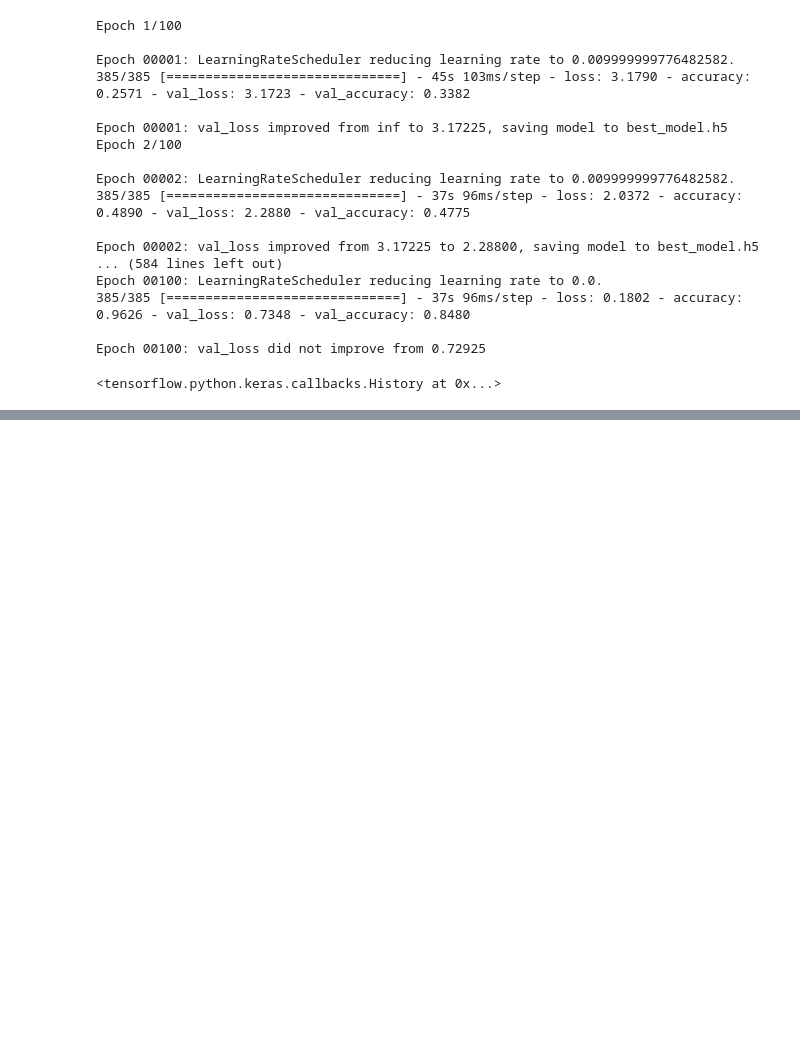
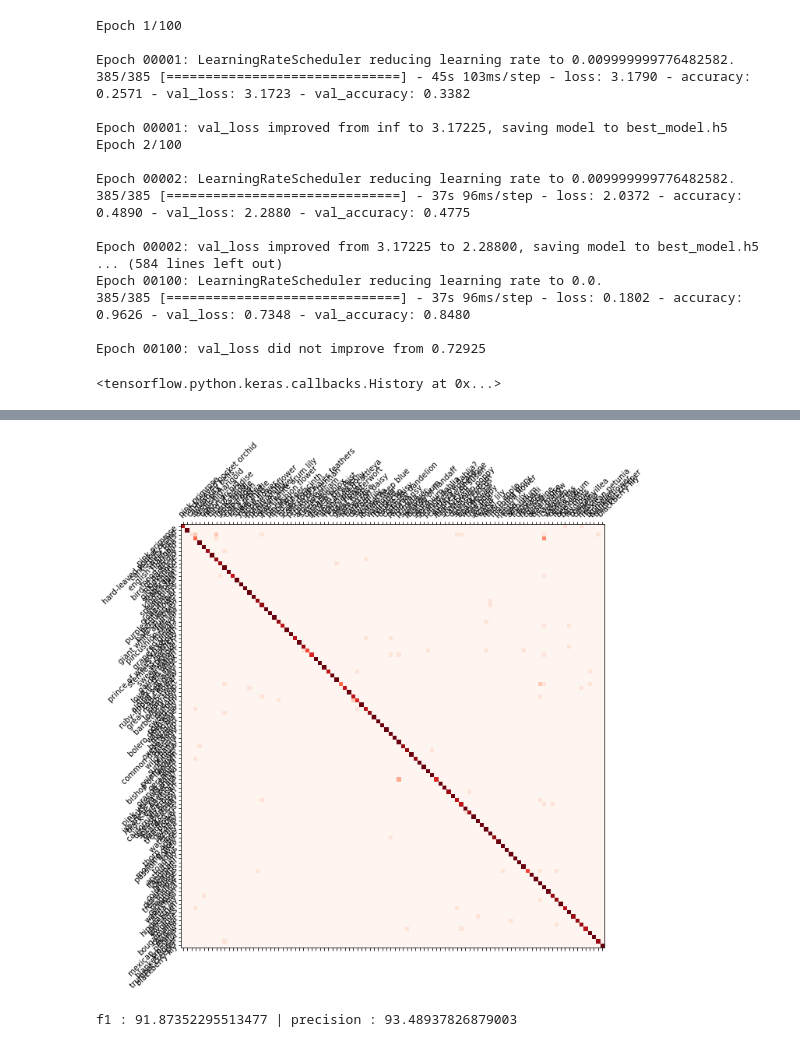
Before and after one commit to valentin-fngr/cnn_practice, a Jupyter notebook: flowers104_transfer_learning/transfer_learning_experimentations.ipynb, the cells around one changed output, grey strips where cells are left out. Saved outputs shown, nothing was run; the diff lists cells and outputs as text; code cells hidden in the pictures; blank space fills up the shorter version.

```diff
--- a/flowers104_transfer_learning/transfer_learning_experimentations.ipynb
+++ b/flowers104_transfer_learning/transfer_learning_experimentations.ipynb
@@ -279,0 +352,5 @@ Epoch 00100: val_loss did not improve from 0.72925
+# %%
+test_label = list(test_label.as_numpy_iterator())
+# %%
+probs = model.predict(test_images)
+predidctions = np.argmax(probs, axis=-1)
@@ -279,0 +359,22 @@ Epoch 00100: val_loss did not improve from 0.72925
+# %%
+f1 = f1_score(test_label, predidctions, average="macro")
+precision = precision_score(test_label, predidctions, average="macro")
+matr = confusion_matrix(test_label, predidctions)
+# %%
+def display_confusion_matrix(cmat):
+    plt.figure(figsize=(100,10))
+    ax = plt.gca()
+    ax.matshow(cmat, cmap='Reds')
+    ax.set_xticks(range(len(LABELS)))
+    ax.set_xticklabels(LABELS)
+    plt.setp(ax.get_xticklabels(), rotation=45, ha="left", rotation_mode="anchor")
+    ax.set_yticks(range(len(LABELS)))
+    ax.set_yticklabels(LABELS)
+    plt.setp(ax.get_yticklabels(), rotation=45, ha="right", rotation_mode="anchor")
+    plt.show()
+# %%
+display_confusion_matrix(matr)
+print(f"f1 : {f1 * 100} | precision : {precision * 100}")
+# %% [output]
+[figure, added]
+f1 : 91.87352295513477 | precision : 93.48937826879003
```
Also changed, not shown: parts of 14 cells of this notebook, 1 other file.
